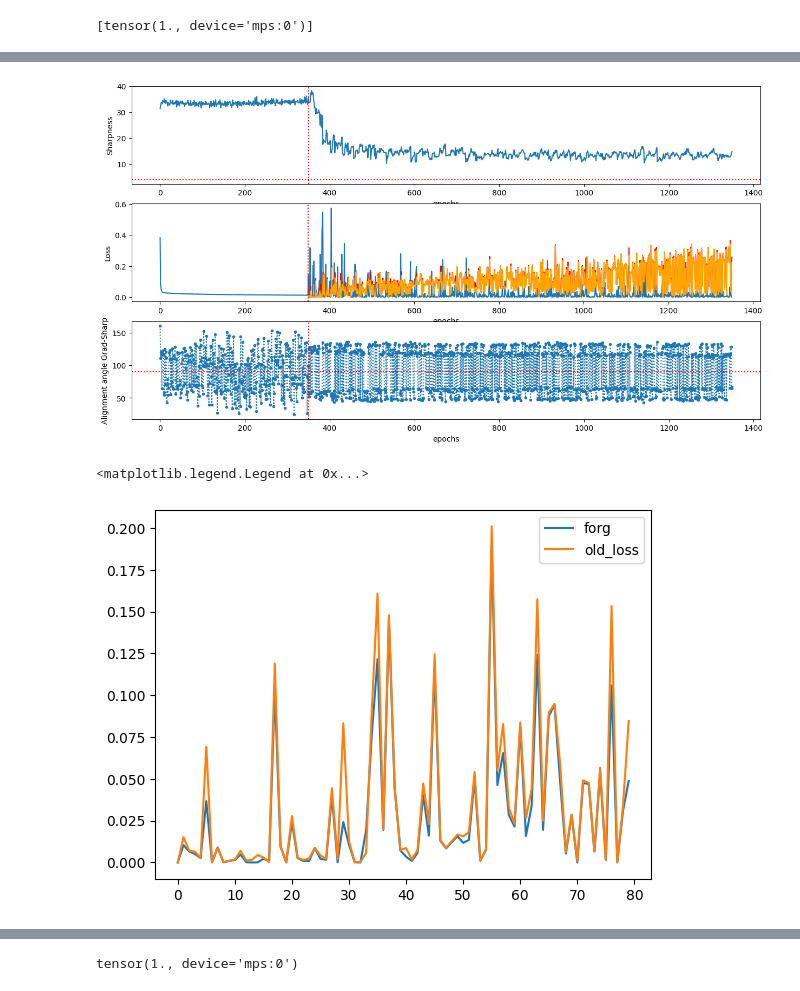
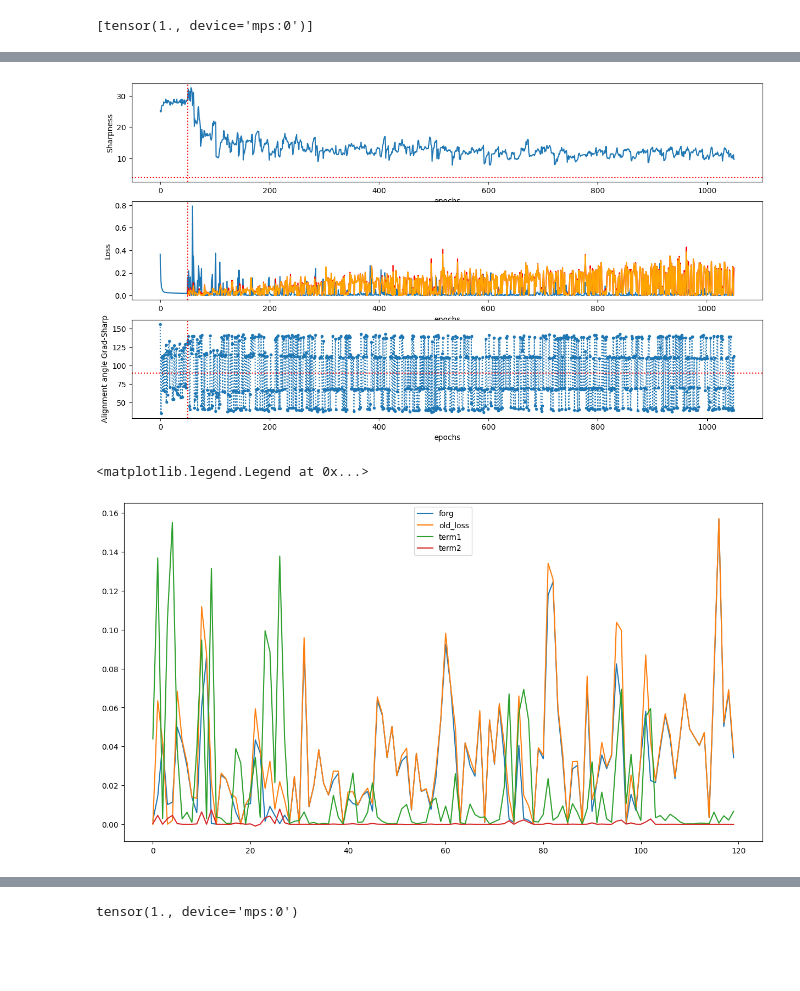
Before and after one commit to alessandrobreccia99/Infinite_width_Continual_Learning, a Jupyter notebook: Data.ipynb, the cells around one changed output, grey strips where cells are left out. Drawn from its saved outputs; the diff is of its cells as text; code cells hidden in the pictures; blank space fills up the shorter version.

Commit message:
forgetting_formula

```diff
--- a/Data.ipynb
+++ b/Data.ipynb
@@ -136,7 +138,7 @@ lam = []
 all = []
 batch = len(X)
 
-for epoch in range(350):
+for epoch in range(50):
 
         running_loss = 0.0
         for i in range(len(X)//batch):
@@ -235,6 +237,8 @@ optimizer = torch.optim.SGD(mlp.parameters(), lr=lr)
 old_loss = [0]
 batch = 1
 forg = []
+term1 = []
+term2 = []
 # %%
 def forget(model,X1,Y1,X2,Y2,gam,lr, loss1, loss2):
 
@@ -244,16 +248,16 @@ def forget(model,X1,Y1,X2,Y2,gam,lr, loss1, loss2):
     #print(delta2)
     e, v = little_ev(model)
 
-    term1 = ( X1 @ (e @ X2.T) + (X1 @ X2.T) * v) * delta2 * lr
+    term1 = N*784*(( X1 @ (e @ X2.T) + (X1 @ X2.T) * v) * delta2 * lr)
     #print(term1)
 
     term2 = (X1 @ X2.T) @ model(X2) * delta2**2 * lr**2
     #print(term2)
 
-    f = torch.sum((delta1 - (128*784*term1 - term2))**2)
+    f = torch.sum((delta1 - (term1 - term2))**2)
     #print(f)
 
-    return f.item()
+    return f.item(), term1.item(), term2.item()
 # %%
 for epoch in range(1):
 
@@ -275,7 +279,10 @@ for epoch in range(1):
 
             all.append(GSalign(mlp,eigen))
 
-            forg.append(forget(mlp, X[ix], Y[ix], X_perm[ix], Y[ix], 0, lr, np.sqrt(old_loss[-1]), np.sqrt(loss_hist[-1]) ))
+            f, t1, t2 = forget(mlp, X[ix], Y[ix], X_perm[ix], Y[ix], 0, lr, np.sqrt(old_loss[-1]), np.sqrt(loss_hist[-1]) )
+            forg.append(f)
+            term1.append(t1)
+            term2.append(t2)
 
             optimizer.step()
 
@@ -283,7 +290,8 @@ for epoch in range(1):
             loss_hist.append(loss.item())
             old_loss.append( MSE( mlp(X[ix]) , Y[ix]).item() )
 
-            print(f'(epoch: {epoch}), sample: {batch*(i+1)}, ---> train loss = {loss.item():.4f} -----> sharpness = {sharp:.3f}')
+            if i%100 == 0:
+                print(f'(epoch: {epoch}), sample: {batch*(i+1)}, ---> train loss = {loss.item():.4f} -----> sharpness = {sharp:.3f}')
 
 print('Finished Training')
 
@@ -312,29 +314,32 @@ fig, ax = plt.subplots(3,1, figsize=(15,8))
 ax[0].plot(lam)
 ax[0].set_xlabel('epochs')
 ax[0].set_ylabel('Sharpness')
-ax[0].axvline(350, color='r', linestyle='dotted')
+ax[0].axvline(50, color='r', linestyle='dotted')
 ax[0].axhline(4, color='r', linestyle='dotted')
 
 
 ax[1].plot(loss_hist)
-ax[1].plot(np.arange(350,350+1001),old_loss, color='red')
-ax[1].plot(np.arange(350,350+1000),forg, color='orange')
+ax[1].plot(np.arange(50,50+1001),old_loss, color='red')
+ax[1].plot(np.arange(50,50+1000),forg, color='orange')
 ax[1].set_xlabel('epochs')
 ax[1].set_ylabel('Loss')
-ax[1].axvline(350, color='r', linestyle='dotted')
+ax[1].axvline(50, color='r', linestyle='dotted')
 
 ax[2].plot(np.arccos(all)*180/np.pi, linestyle=':', marker='.')
 ax[2].set_xlabel('epochs')
 ax[2].set_ylabel('Alignment angle Grad-Sharp')
-ax[2].axvline(350, color='r', linestyle='dotted')
+ax[2].axvline(50, color='r', linestyle='dotted')
 ax[2].axhline(90, color='r', linestyle='dotted')
 plt.show()
 # %% [output]
-[figure, old version]
+[figure, new version]
 # %%
-plt.plot(forg[:80], label='forg')
-plt.plot(old_loss[:80], label='old_loss')
+plt.figure(figsize=(15,8))
+plt.plot(forg[:120], label='forg')
+plt.plot(old_loss[:120], label='old_loss')
+plt.plot(term1[:120], label='term1' )
+plt.plot(term2[:120], label='term2')
 plt.legend()
 # %% [output]
 <matplotlib.legend.Legend at 0x...>
-[figure, old version]
+[figure, new version]
```
Also changed, not shown: parts of 12 cells of this notebook.
